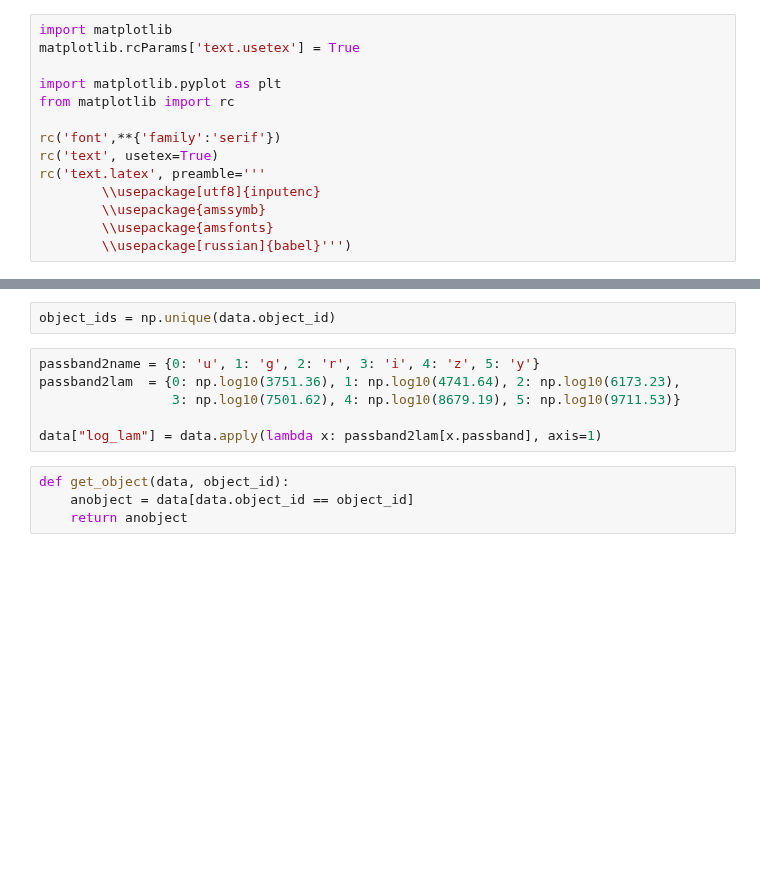
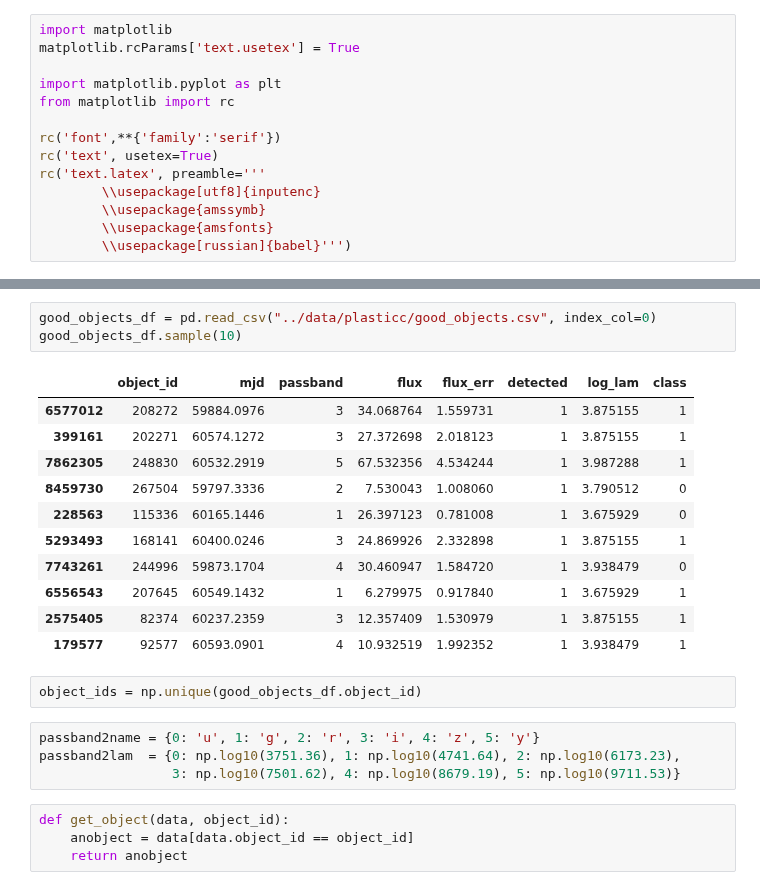
Before and after one commit to HSE-LAMBDA/light_curve_approx, a Jupyter notebook: notebooks/SecondClassification.ipynb, the cells around one changed output, grey strips where cells are left out. Saved outputs shown, nothing was run; the diff lists cells and outputs as text; blank space fills up the shorter version.

```diff
--- a/notebooks/SecondClassification.ipynb
+++ b/notebooks/SecondClassification.ipynb
@@ -41,11 +26,24 @@ metadata.head()
+# %%
+good_objects_df = pd.read_csv("../data/plasticc/good_objects.csv", index_col=0)
+good_objects_df.sample(10)
+# %% [output]
+|  | object_id | mjd | passband | flux | flux_err | detected | log_lam | class |
+| 6577012 | 208272 | 59884.0976 | 3 | 34.068764 | 1.559731 | 1 | 3.875155 | 1 |
+| 399161 | 202271 | 60574.1272 | 3 | 27.372698 | 2.018123 | 1 | 3.875155 | 1 |
+| 7862305 | 248830 | 60532.2919 | 5 | 67.532356 | 4.534244 | 1 | 3.987288 | 1 |
+| 8459730 | 267504 | 59797.3336 | 2 | 7.530043 | 1.008060 | 1 | 3.790512 | 0 |
+| 228563 | 115336 | 60165.1446 | 1 | 26.397123 | 0.781008 | 1 | 3.675929 | 0 |
+| 5293493 | 168141 | 60400.0246 | 3 | 24.869926 | 2.332898 | 1 | 3.875155 | 1 |
+| 7743261 | 244996 | 59873.1704 | 4 | 30.460947 | 1.584720 | 1 | 3.938479 | 0 |
+| 6556543 | 207645 | 60549.1432 | 1 | 6.279975 | 0.917840 | 1 | 3.675929 | 1 |
+| 2575405 | 82374 | 60237.2359 | 3 | 12.357409 | 1.530979 | 1 | 3.875155 | 1 |
+| 179577 | 92577 | 60593.0901 | 4 | 10.932519 | 1.992352 | 1 | 3.938479 | 1 |
 # %%
-object_ids = np.unique(data.object_id)
+object_ids = np.unique(good_objects_df.object_id)
 # %%
 passband2name = {0: 'u', 1: 'g', 2: 'r', 3: 'i', 4: 'z', 5: 'y'}
 passband2lam  = {0: np.log10(3751.36), 1: np.log10(4741.64), 2: np.log10(6173.23),
                  3: np.log10(7501.62), 4: np.log10(8679.19), 5: np.log10(9711.53)}
-
-data["log_lam"] = data.apply(lambda x: passband2lam[x.passband], axis=1)
 # %%
 def get_object(data, object_id):
     anobject = data[data.object_id == object_id]
```
Also changed, not shown: parts of 11 cells of this notebook, 6 other files.
